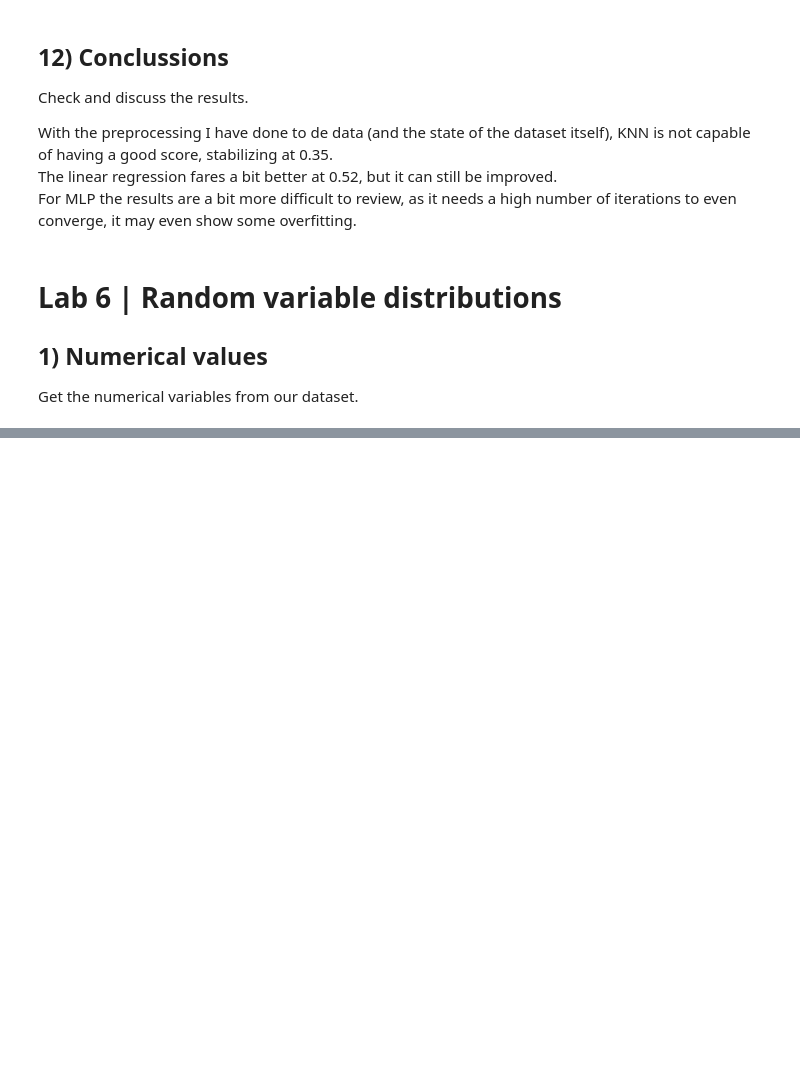
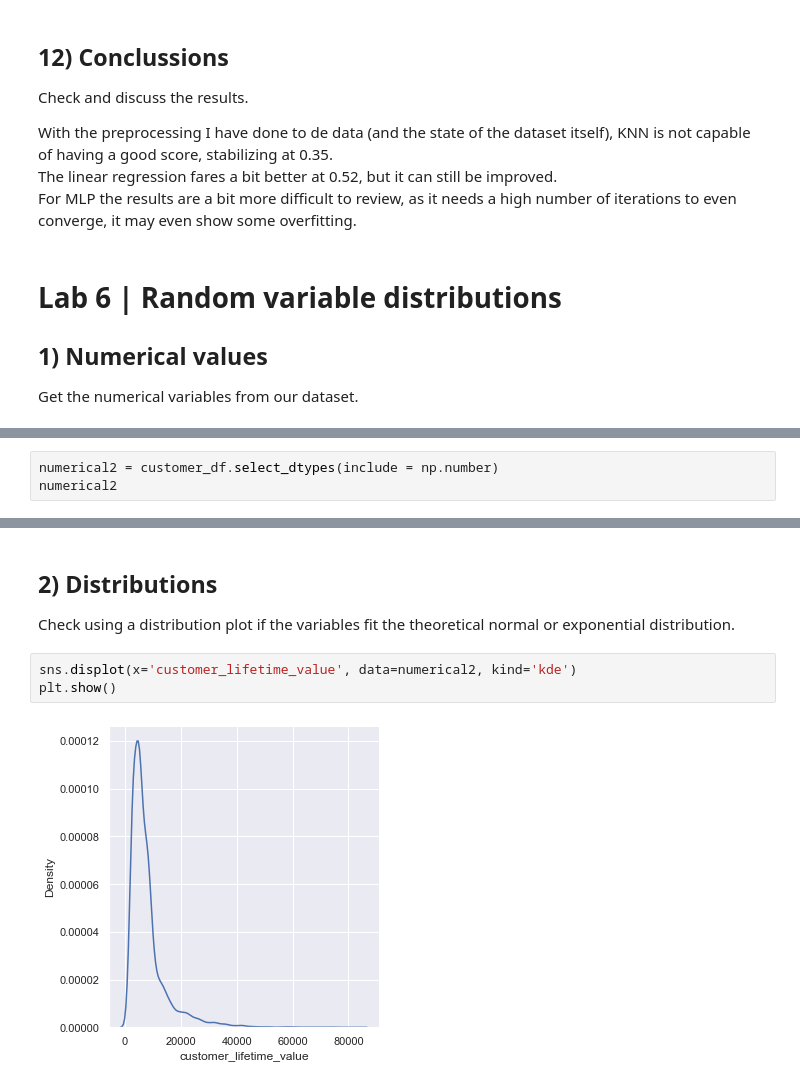
Before and after one commit to cargide/lab-cleaning-numerical-data, a Jupyter notebook: main_notebook.ipynb, the cells around one changed output, grey strips where cells are left out. Cells and saved outputs as stored; diff of their text form; blank space fills up the shorter version.

```diff
--- a/main_notebook.ipynb
+++ b/main_notebook.ipynb
@@ -1314,0 +1299,3 @@ numerical
+# %%
+numerical2 = customer_df.select_dtypes(include = np.number)
+numerical2
@@ -1314,0 +1316,8 @@ numerical
+# %% [markdown]
+## 2) Distributions
+Check using a distribution plot if the variables fit the theoretical normal or exponential distribution.
+# %%
+sns.displot(x='customer_lifetime_value', data=numerical2, kind='kde')
+plt.show()
+# %% [output]
+[figure, added]
```
Also changed, not shown: parts of 25 cells of this notebook.
